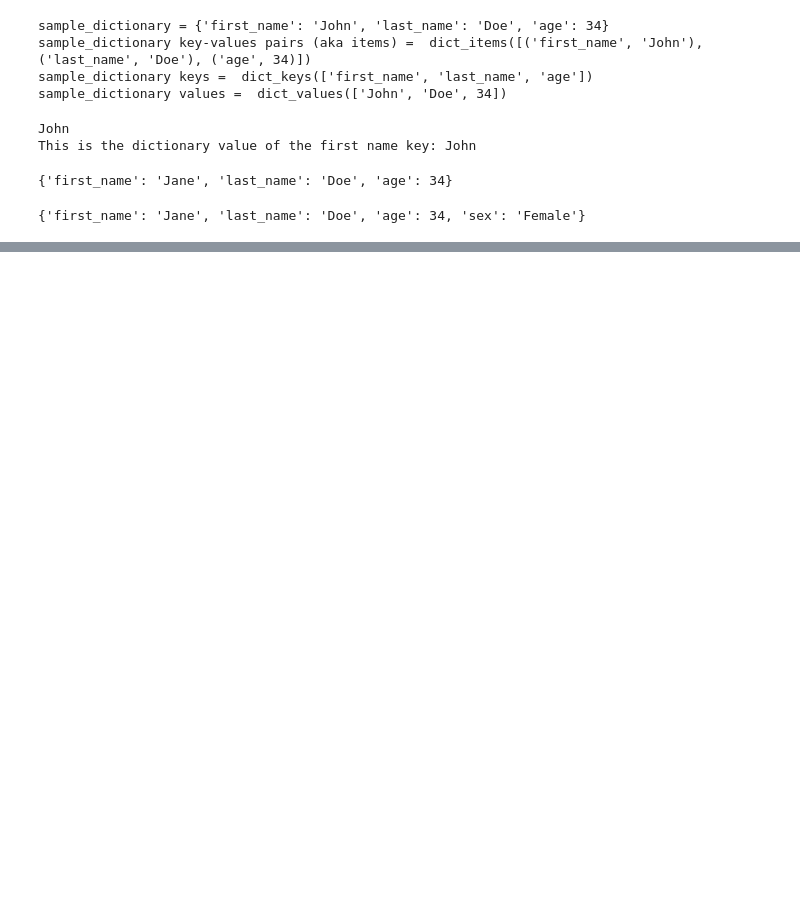
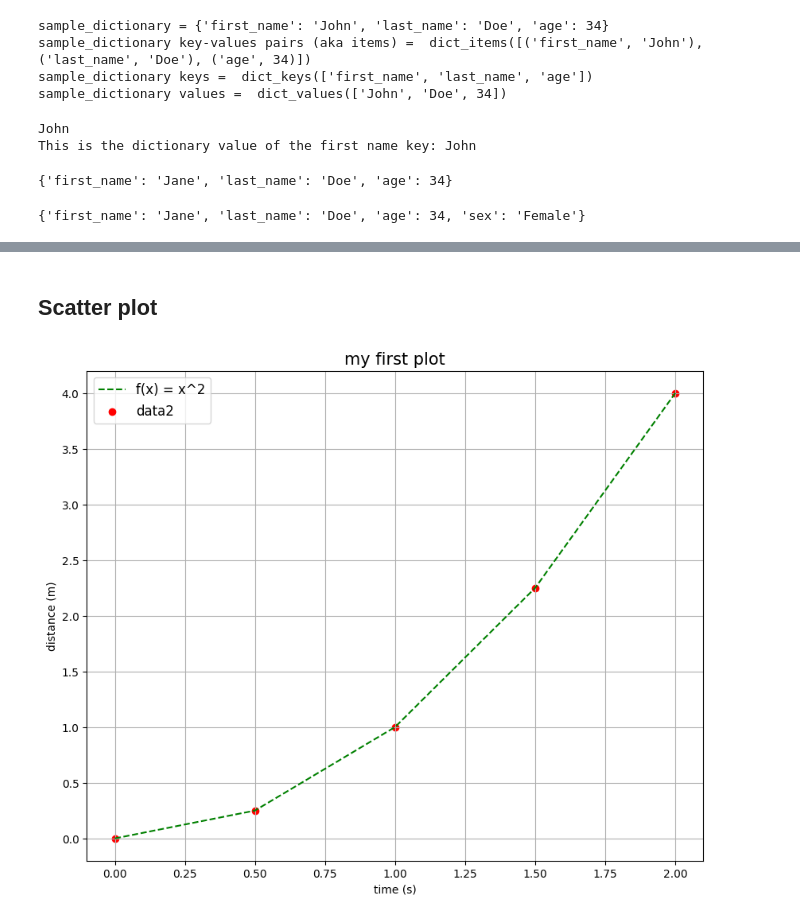
Before and after one commit to kristindickerson/AM_core-log-int, a Jupyter notebook: scripts/python_learning.ipynb, the cells around one changed output, grey strips where cells are left out. Cells and saved outputs as stored; diff of their text form; code cells hidden in the pictures; blank space fills up the shorter version.

```diff
--- a/scripts/python_learning.ipynb
+++ b/scripts/python_learning.ipynb
@@ -254,0 +938,24 @@ print(sample_dictionary)
+# %% [markdown]
+## Scatter plot
+# %%
+# Set the figure size
+plt.figure(figsize = (10,8))
+
+# Plot the line graph
+plt.plot(x,y, label = 'f(x) = x^2', color = 'green', linestyle = '--')
+plt.scatter(x,y, label = 'data2', color = 'red')
+plt.show
+
+# Set the x and y labels
+plt.xlabel('time (s)')
+plt.ylabel('distance (m)')
+
+# call the legend method
+plt.legend(fontsize=12)
+
+# set the title with larger font size
+plt.title('my first plot', fontsize=15)
+plt.grid()
+plt.show()
+# %% [output]
+[figure, added]
```
Also changed, not shown: parts of 68 cells of this notebook.
